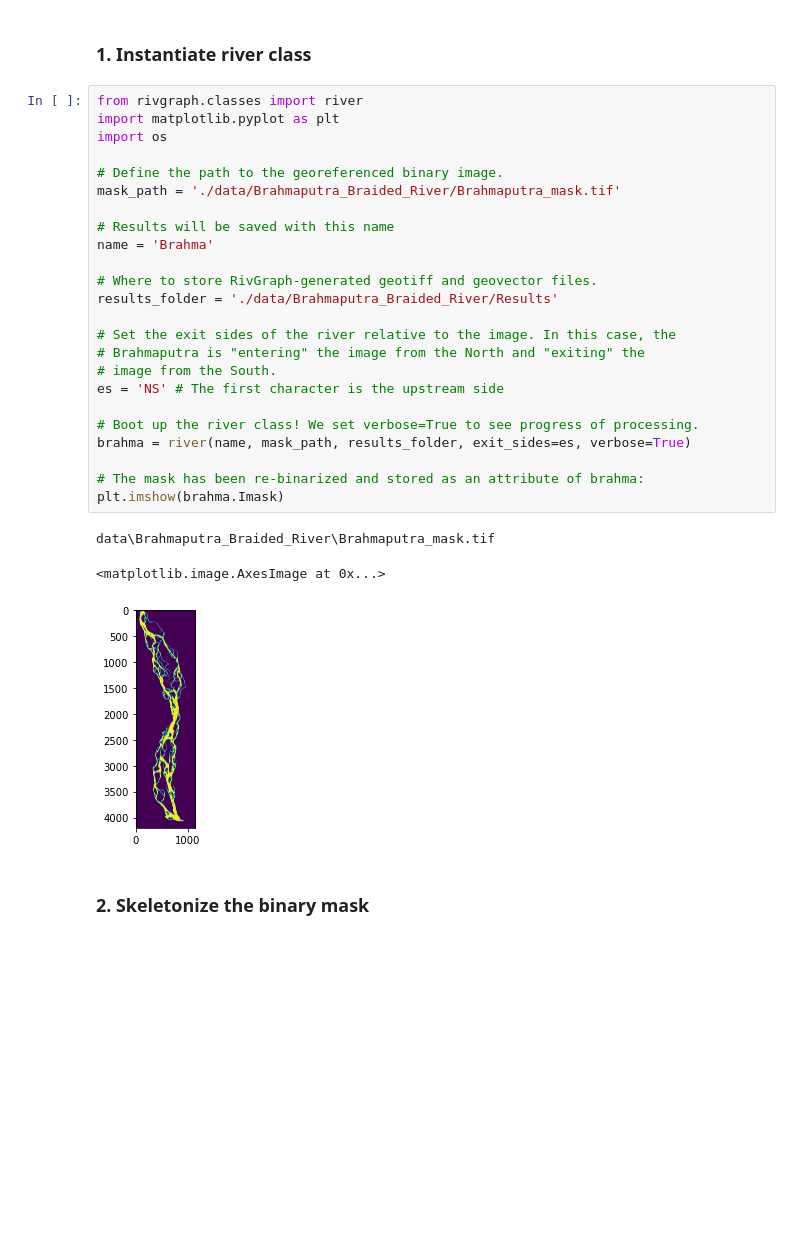
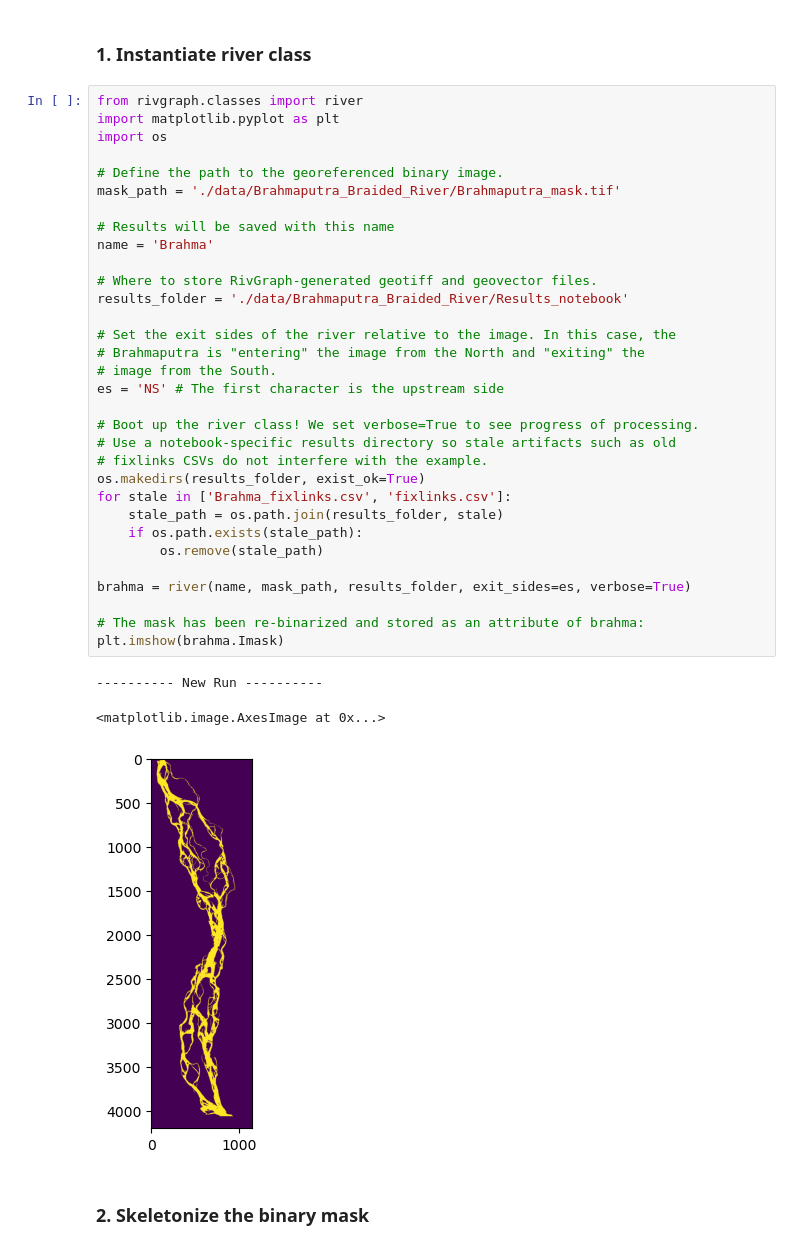
Before and after one commit to VeinsOfTheEarth/RivGraph, a Jupyter notebook: examples/braided_river_example.ipynb, the cells around one changed output. Saved outputs shown, nothing was run; the diff lists cells and outputs as text; blank space fills up the shorter version.

```diff
--- a/examples/braided_river_example.ipynb
+++ b/examples/braided_river_example.ipynb
@@ -17,31 +17,39 @@ Along the way, we'll export some geotiffs and GeoJSONs (or shapefiles if you pre
 # %%
 from rivgraph.classes import river
 import matplotlib.pyplot as plt
 import os
 
 # Define the path to the georeferenced binary image.
 mask_path = './data/Brahmaputra_Braided_River/Brahmaputra_mask.tif'
 
 # Results will be saved with this name
 name = 'Brahma'
 
 # Where to store RivGraph-generated geotiff and geovector files.
-results_folder = './data/Brahmaputra_Braided_River/Results'
+results_folder = './data/Brahmaputra_Braided_River/Results_notebook'
 
 # Set the exit sides of the river relative to the image. In this case, the
 # Brahmaputra is "entering" the image from the North and "exiting" the
 # image from the South.
 es = 'NS' # The first character is the upstream side
 
 # Boot up the river class! We set verbose=True to see progress of processing.
+# Use a notebook-specific results directory so stale artifacts such as old
+# fixlinks CSVs do not interfere with the example.
+os.makedirs(results_folder, exist_ok=True)
+for stale in ['Brahma_fixlinks.csv', 'fixlinks.csv']:
+    stale_path = os.path.join(results_folder, stale)
+    if os.path.exists(stale_path):
+        os.remove(stale_path)
+
 brahma = river(name, mask_path, results_folder, exit_sides=es, verbose=True)
 
 # The mask has been re-binarized and stored as an attribute of brahma:
 plt.imshow(brahma.Imask)
 # %% [output]
-data\Brahmaputra_Braided_River\Brahmaputra_mask.tif
+---------- New Run ----------
 <matplotlib.image.AxesImage at 0x...>
-[figure, old version]
+[figure, new version]
 # %% [markdown]
 ### 2. Skeletonize the binary mask
 # %%
```
Also changed, not shown: parts of 19 cells of this notebook, 25 other files.
